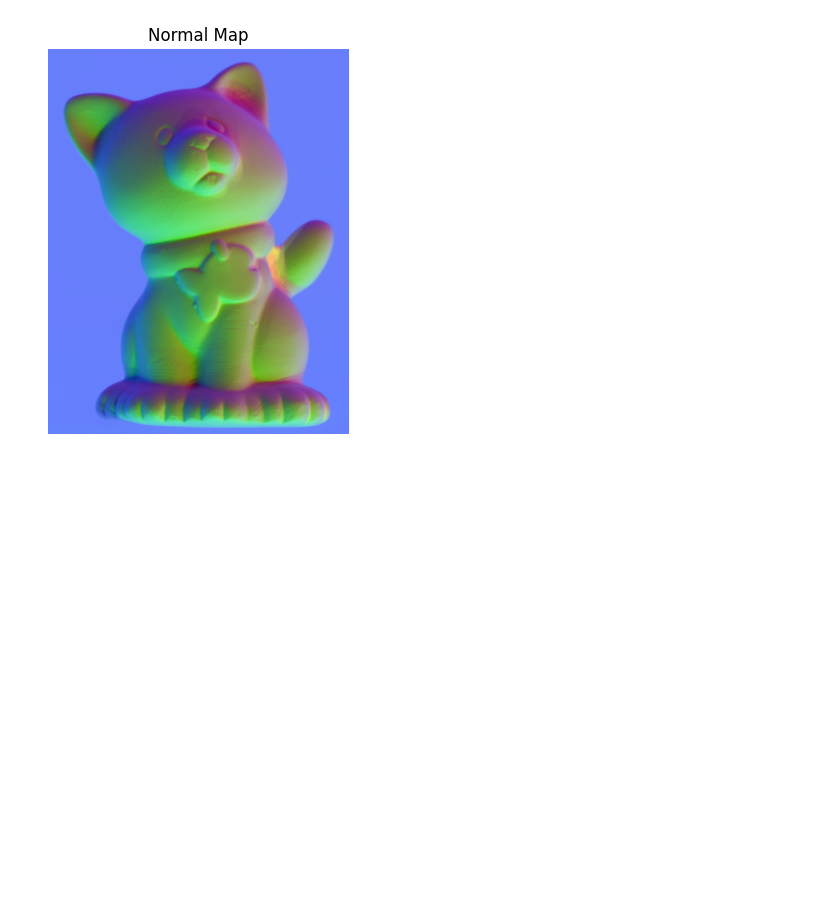
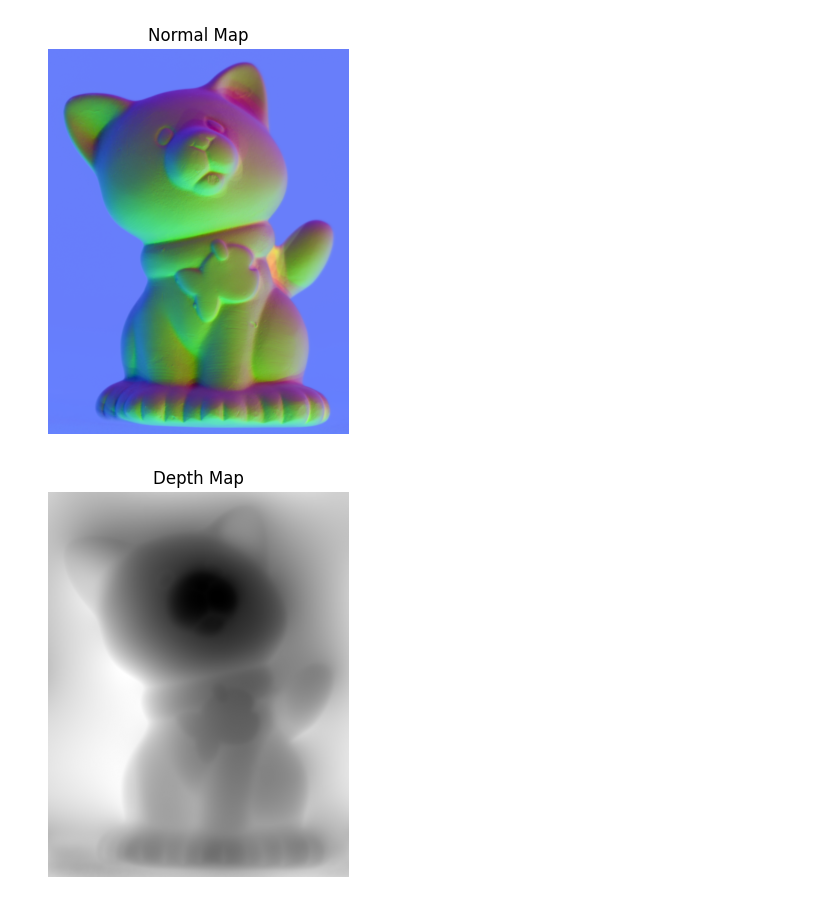
Before and after one commit to ClarysseArthur/VUB-CV-PhotometricStereo, a Jupyter notebook: Code/PhotometricStereo.ipynb, the cells around one changed output. Saved outputs shown, nothing was run; the diff lists cells and outputs as text; code cells hidden in the pictures; blank space fills up the shorter version.

Commit message:
Cleanup depth map rendering

```diff
--- a/Code/PhotometricStereo.ipynb
+++ b/Code/PhotometricStereo.ipynb
@@ -347,0 +399,13 @@ image_renderer(S.reshape((width, height, 3)), albedo_estimate)
+# %%
+# visualize the depth map
+plt.figure(figsize=(5, 5))
+plt.imshow(depth_map, cmap='gray')
+plt.axis('off')
+
+# save the depth map
+plt.savefig("../Report/IMG/res-06-depth-map.png", bbox_inches="tight", pad_inches=0)
+
+plt.title('Depth Map')
+plt.show()
+# %% [output]
+[figure, added]
```
Also changed, not shown: parts of 4 cells of this notebook, 2 other files.
